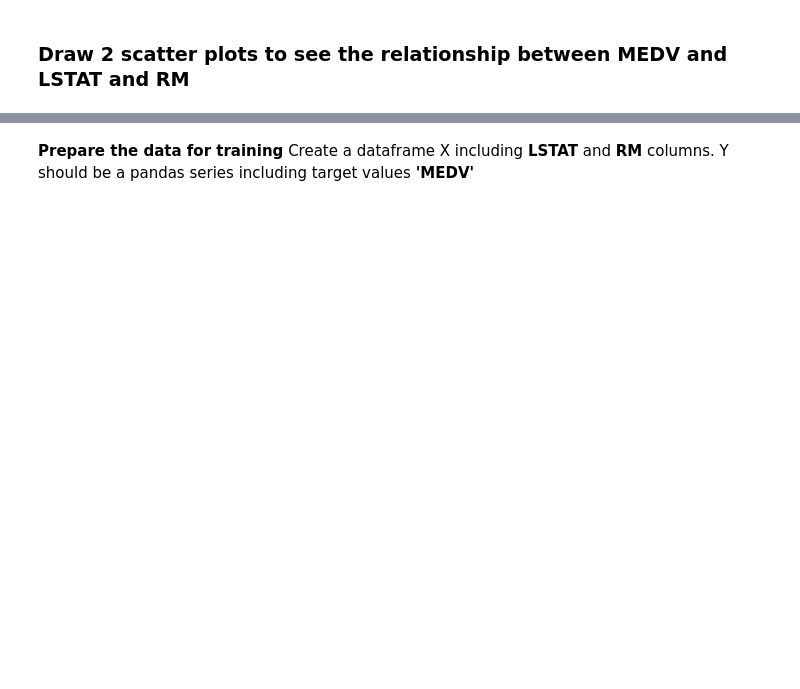
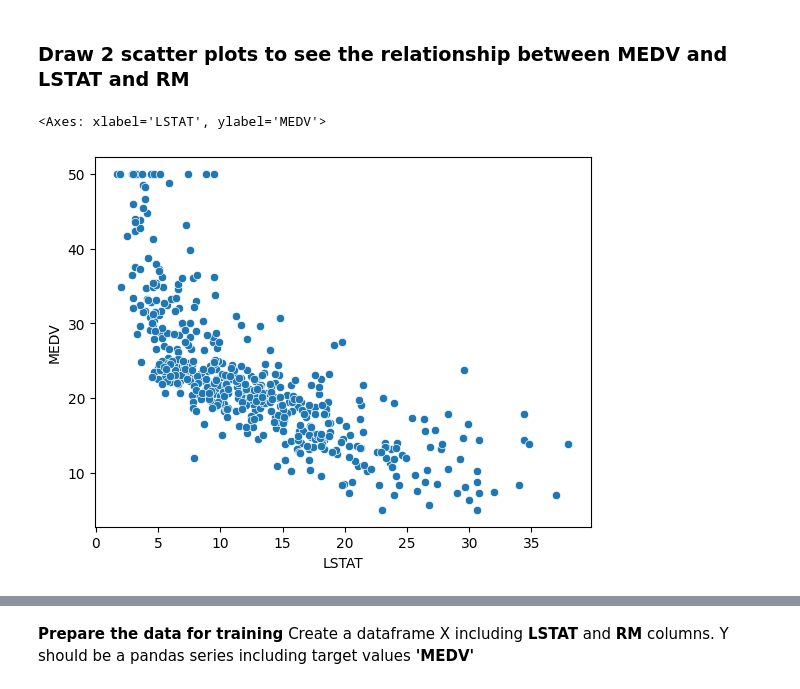
Before and after one commit to Mlcruz9/DS_TheBridgeBBK_SBIL2023, a Jupyter notebook: 3-Machine_Learning/1-Supervisado/1-Regression/2-Polynomial_Regression/ejercicios/3 Polynomial_Regression.ipynb, the cells around one changed output, grey strips where cells are left out. Drawn from its saved outputs; the diff is of its cells as text; code cells hidden in the pictures; blank space fills up the shorter version.

```diff
--- a/3-Machine_Learning/1-Supervisado/1-Regression/2-Polynomial_Regression/ejercicios/3 Polynomial_Regression.ipynb
+++ b/3-Machine_Learning/1-Supervisado/1-Regression/2-Polynomial_Regression/ejercicios/3 Polynomial_Regression.ipynb
@@ -56,0 +103,2 @@ Analyze the correlation matrix. Plot a heatmap
+# %%
+boston_df.drop(columns= 'RAD', axis= 1, inplace= True)
@@ -57,2 +121,7 @@ Analyze the correlation matrix. Plot a heatmap
 # %% [markdown]
 ### Draw 2 scatter plots to see the relationship between **MEDV** and **LSTAT** and **RM**
+# %%
+sns.scatterplot(data = boston_df, x = 'LSTAT', y= 'MEDV')
+# %% [output]
+<Axes: xlabel='LSTAT', ylabel='MEDV'>
+[figure, added]
```
Also changed, not shown: parts of 28 cells of this notebook, 2 other files.
